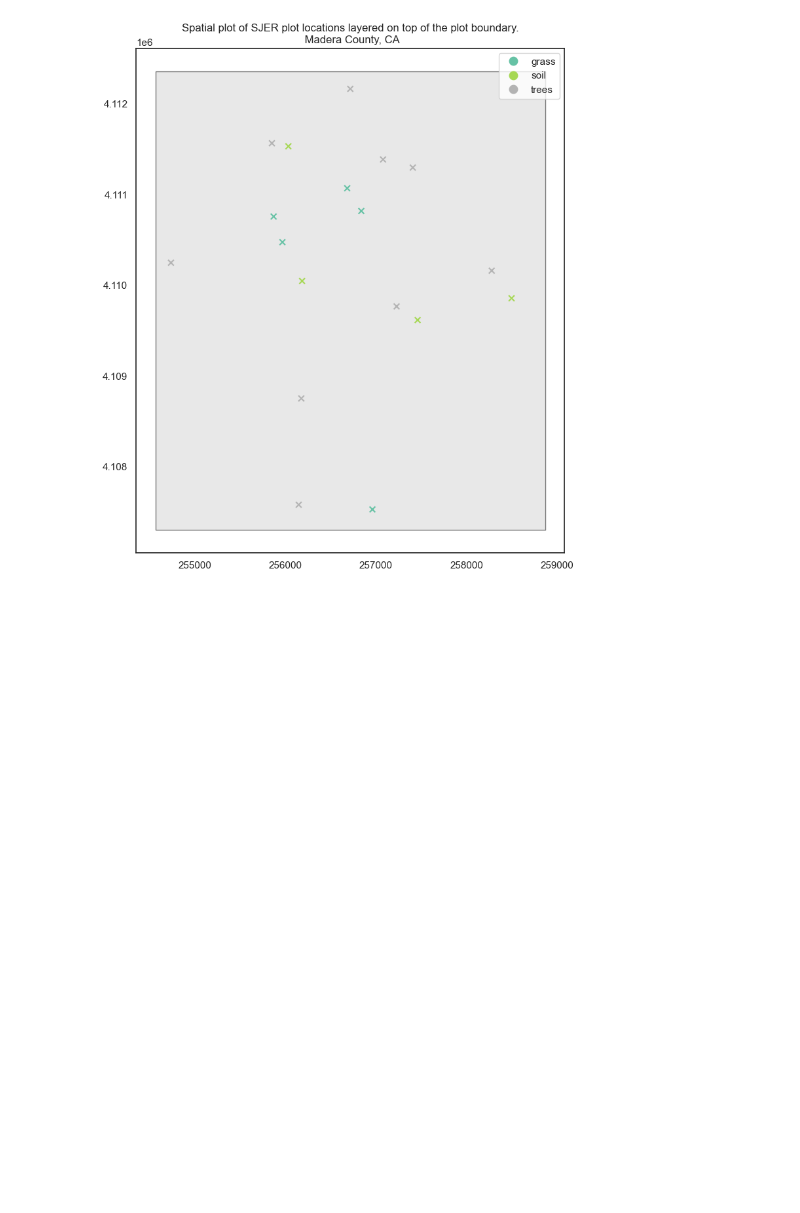
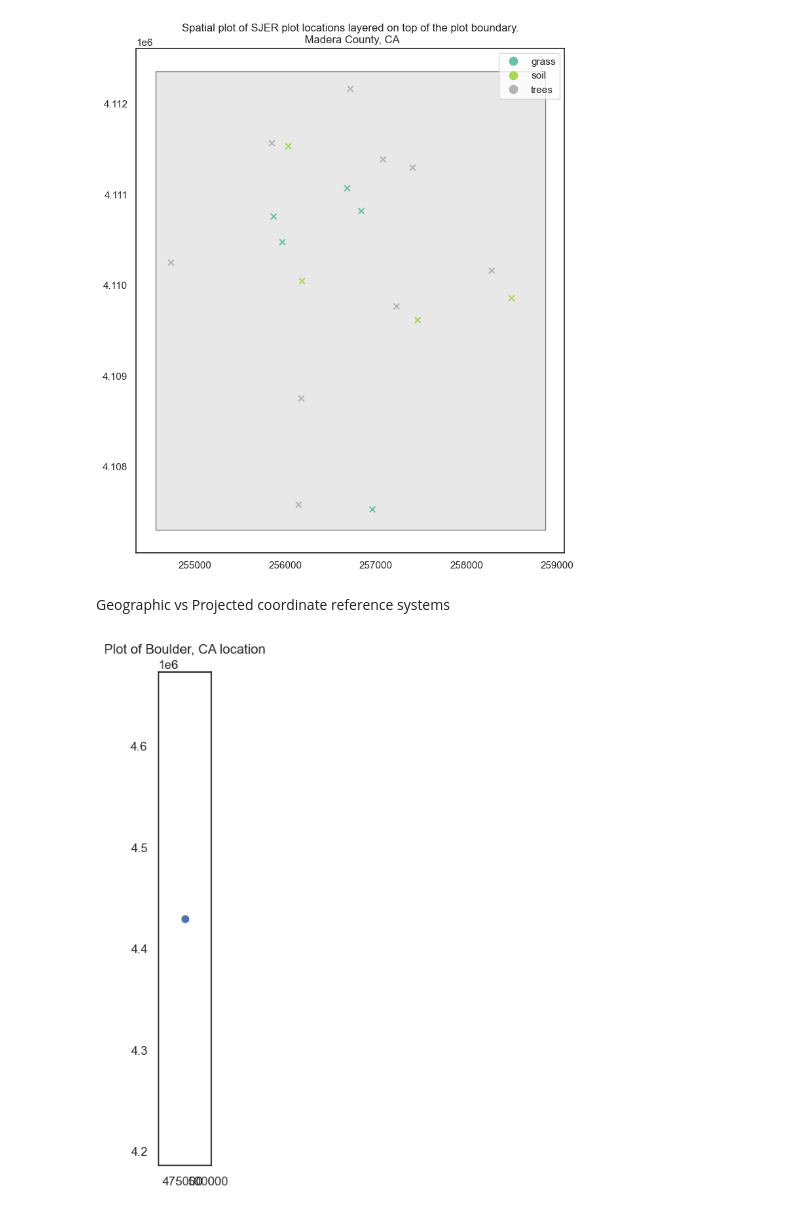
Before and after one commit to KenMuriuki/Earth-Studies, a Jupyter notebook: ch2.ipynb, the cells around one changed output. Drawn from its saved outputs; the diff is of its cells as text; code cells hidden in the pictures; blank space fills up the shorter version.

```diff
--- a/ch2.ipynb
+++ b/ch2.ipynb
@@ -116,3 +121,23 @@ plt.title('Spatial plot of SJER plot locations layered on top of the plot bounda
 # %% [output]
 Text(0.5, 1.0, 'Spatial plot of SJER plot locations layered on top of the plot boundary.\n Madera County, CA')
 [figure]
+# %% [markdown]
+Geographic vs Projected coordinate reference systems
+# %%
+# plotting the coordinates for boulder colorado on a map using coordinates (476911.31,  4429455.35)
+boulder_df = np.array([[476911.31,  4429455.35]])
+geometry = [Point(xy) for xy in boulder_df]
+
+boulder_loc = gpd.GeoDataFrame(
+    geometry,
+    columns = ['geometry'],
+    crs={'init':'epsg:2957'}
+)
+# %%
+fig, ax = plt.subplots(figsize=(8,8))
+boulder_loc.plot(ax=ax)
+ax.set_title("Plot of Boulder, CA location")
+
+plt.show()
+# %% [output]
+[figure, added]
```
Also changed, not shown: parts of 6 cells of this notebook.
